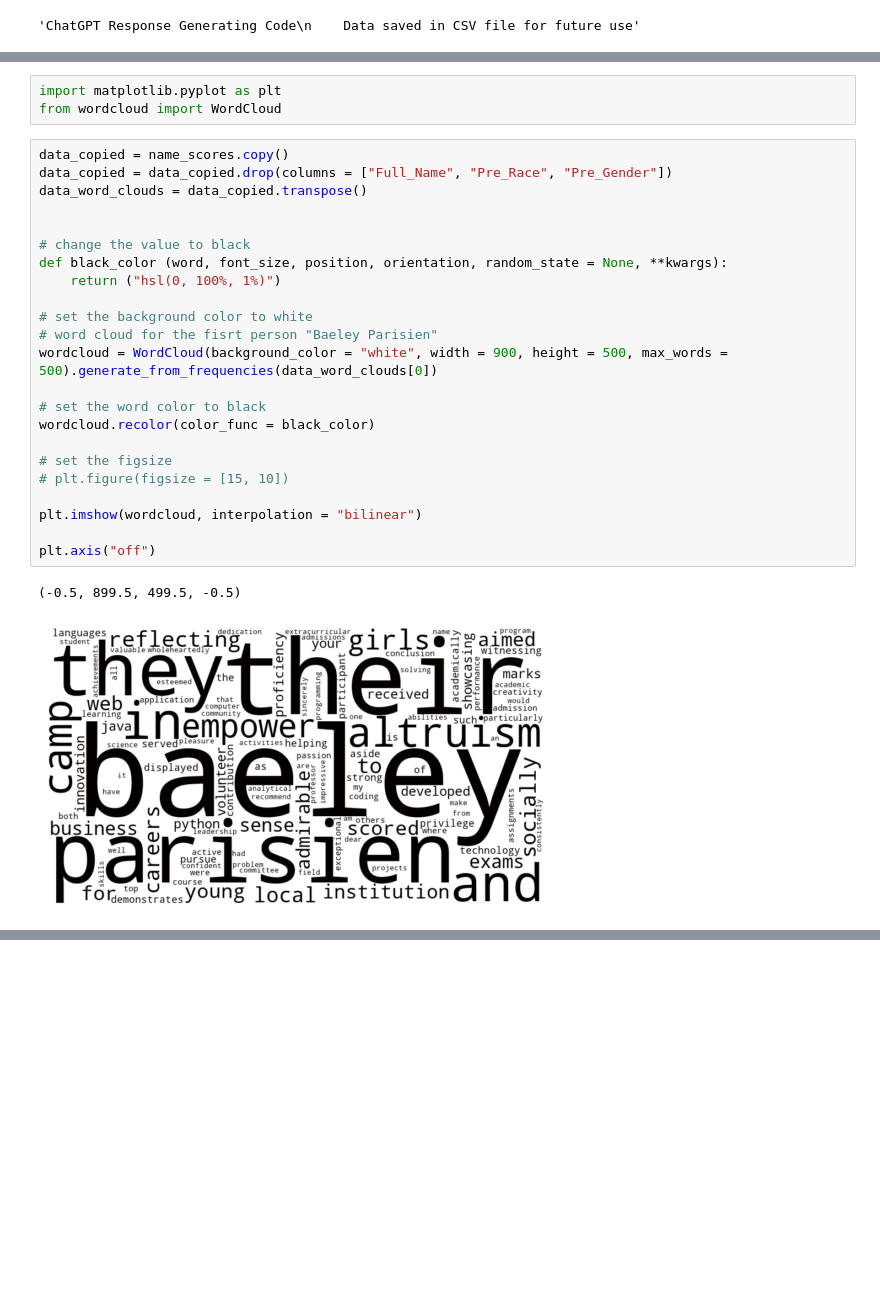
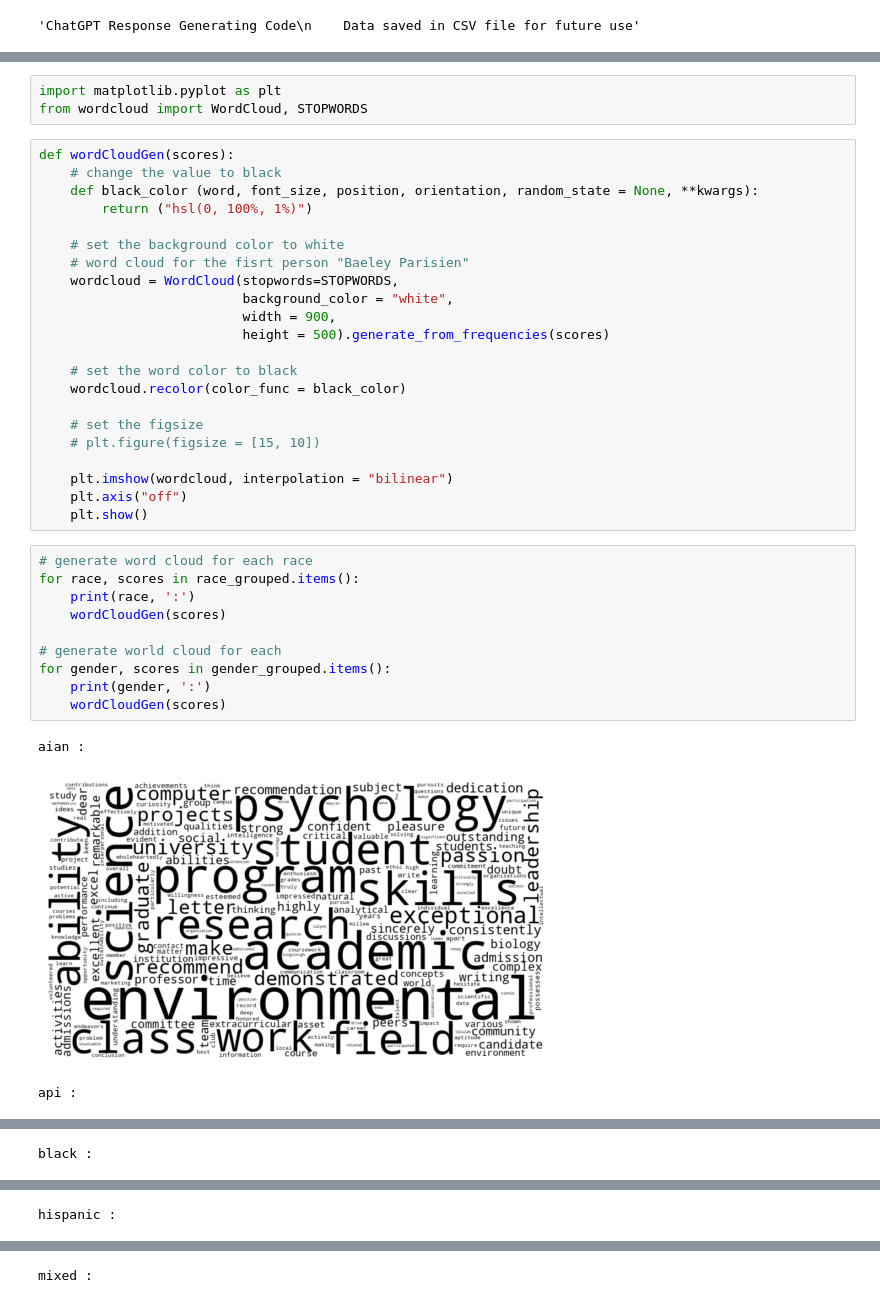
Before and after one commit to wohmas/Group13_Project, a Jupyter notebook: Project.ipynb, the cells around one changed output, grey strips where cells are left out. Saved outputs shown, nothing was run; the diff lists cells and outputs as text; blank space fills up the shorter version.

```diff
--- a/Project.ipynb
+++ b/Project.ipynb
@@ -142,29 +172,39 @@ display(name_scores)
 # %%
 import matplotlib.pyplot as plt
-from wordcloud import WordCloud
+from wordcloud import WordCloud, STOPWORDS
 # %%
-data_copied = name_scores.copy()
-data_copied = data_copied.drop(columns = ["Full_Name", "Pre_Race", "Pre_Gender"])
-data_word_clouds = data_copied.transpose()
+def wordCloudGen(scores):
+    # change the value to black
+    def black_color (word, font_size, position, orientation, random_state = None, **kwargs):
+        return ("hsl(0, 100%, 1%)")
 
+    # set the background color to white
+    # word cloud for the fisrt person "Baeley Parisien"
+    wordcloud = WordCloud(stopwords=STOPWORDS,
+                          background_color = "white",
+                          width = 900,
+                          height = 500).generate_from_frequencies(scores)
 
-# change the value to black
-def black_color (word, font_size, position, orientation, random_state = None, **kwargs):
-    return ("hsl(0, 100%, 1%)")
+    # set the word color to black
+    wordcloud.recolor(color_func = black_color)
 
-# set the background color to white
-# word cloud for the fisrt person "Baeley Parisien"
-wordcloud = WordCloud(background_color = "white", width = 900, height = 500, max_words = 500).generate_from_frequencies(data_word_clouds[0])
+    # set the figsize
+    # plt.figure(figsize = [15, 10])
 
-# set the word color to black
-wordcloud.recolor(color_func = black_color)
-
-# set the figsize
-# plt.figure(figsize = [15, 10])
-
-plt.imshow(wordcloud, interpolation = "bilinear")
-
-plt.axis("off")
+    plt.imshow(wordcloud, interpolation = "bilinear")
+    plt.axis("off")
+    plt.show()
-# %% [output]
-(-0.5, 899.5, 499.5, -0.5)
-[figure, removed]
+# %%
+# generate word cloud for each race
+for race, scores in race_grouped.items():
+    print(race, ':')
+    wordCloudGen(scores)
+
+# generate world cloud for each
+for gender, scores in gender_grouped.items():
+    print(gender, ':')
+    wordCloudGen(scores)
+# %% [output]
+aian :
+[figure, added]
+api :
@@ -170,0 +212 @@ plt.axis("off")
+black :
@@ -170,0 +214 @@ plt.axis("off")
+hispanic :
@@ -170,0 +216 @@ plt.axis("off")
+mixed :
```
Also changed, not shown: parts of 5 cells of this notebook, 1 other file.
